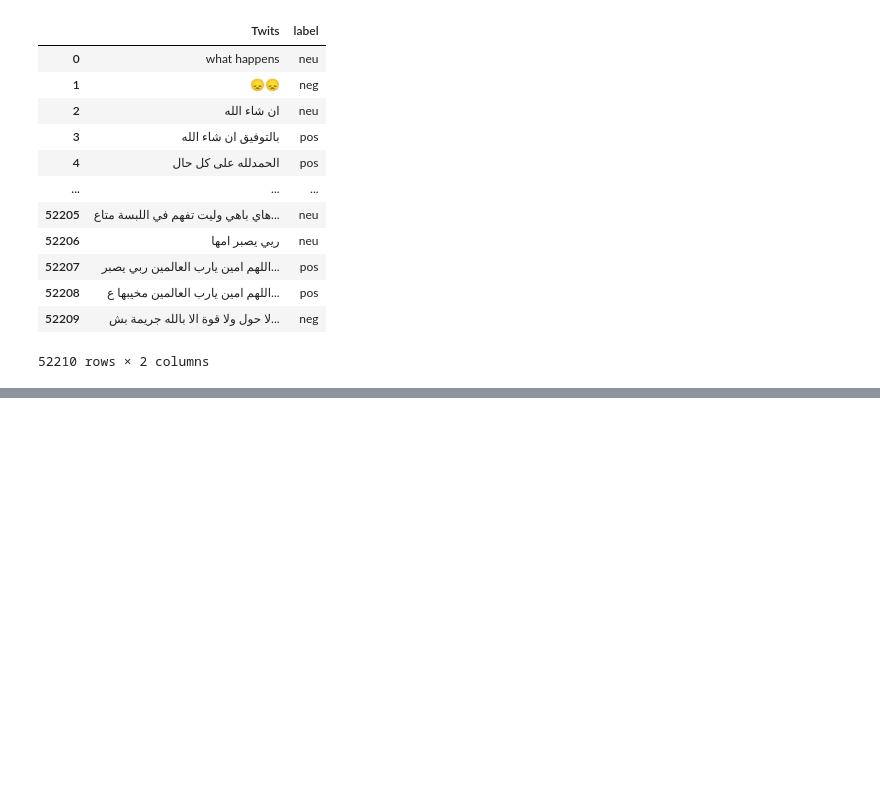
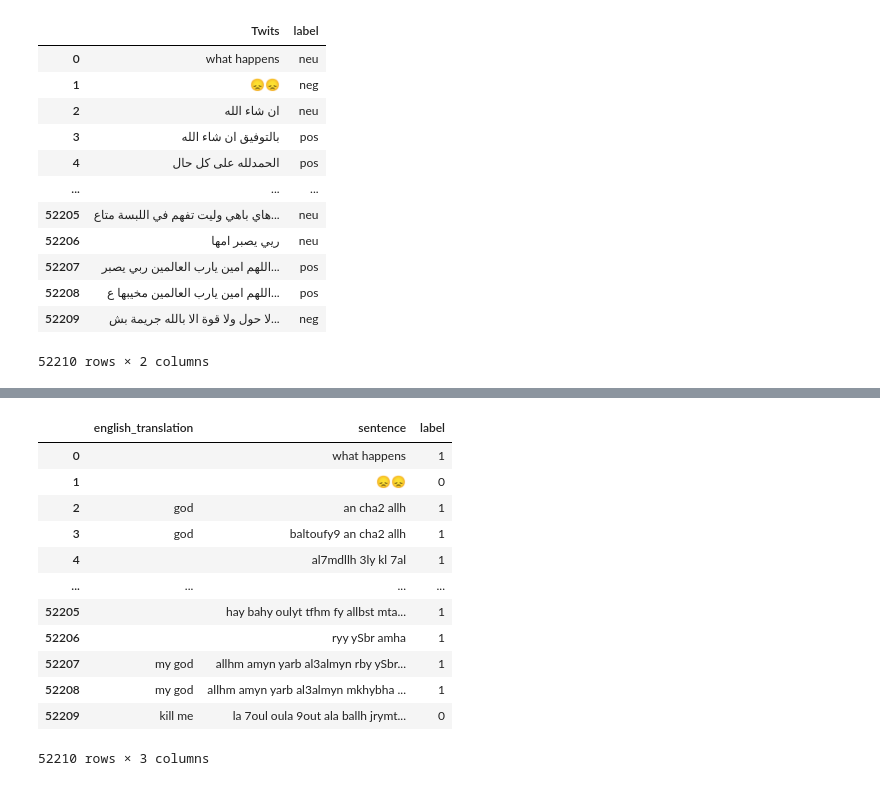
Before and after one commit to Adham-Aroubite/nlp_darija, a Jupyter notebook: translator.ipynb, the cells around one changed output, grey strips where cells are left out. Drawn from its saved outputs; the diff is of its cells as text; code cells hidden in the pictures; blank space fills up the shorter version.

```diff
--- a/translator.ipynb
+++ b/translator.ipynb
@@ -286,0 +437,3 @@ darija_dataset
+# %%
+sentences = darija_dataset["sentence"]
+sentences
@@ -286,0 +453,4 @@ darija_dataset
+# %%
+english_sentences = []
+for i in sentences:
+    english_sentences.append(translate(i))
@@ -286,0 +477,4 @@ darija_dataset
+# %%
+english_sentences = pd.DataFrame(english_sentences)
+english_sentences = english_sentences.rename(columns={0: 'english_translation'})
+english_sentences
@@ -286,0 +495,17 @@ darija_dataset
+# %%
+final_dataset = pd.concat([english_sentences, darija_dataset], axis=1)
+final_dataset
+# %% [output]
+|  | english_translation | sentence | label |
+| 0 |  | what happens | 1 |
+| 1 |  | 😞😞 | 0 |
+| 2 | god | an cha2 allh | 1 |
+| 3 | god | baltoufy9 an cha2 allh | 1 |
+| 4 |  | al7mdllh 3ly kl 7al | 1 |
+| ... | ... | ... | ... |
+| 52205 |  | hay bahy oulyt tfhm fy allbst mta... | 1 |
+| 52206 |  | ryy ySbr amha | 1 |
+| 52207 | my god | allhm amyn yarb al3almyn rby ySbr... | 1 |
+| 52208 | my god | allhm amyn yarb al3almyn mkhybha ... | 1 |
+| 52209 | kill me | la 7oul oula 9out ala ballh jrymt... | 0 |
+52210 rows × 3 columns
```
Also changed, not shown: parts of 19 cells of this notebook, 1 other file.
